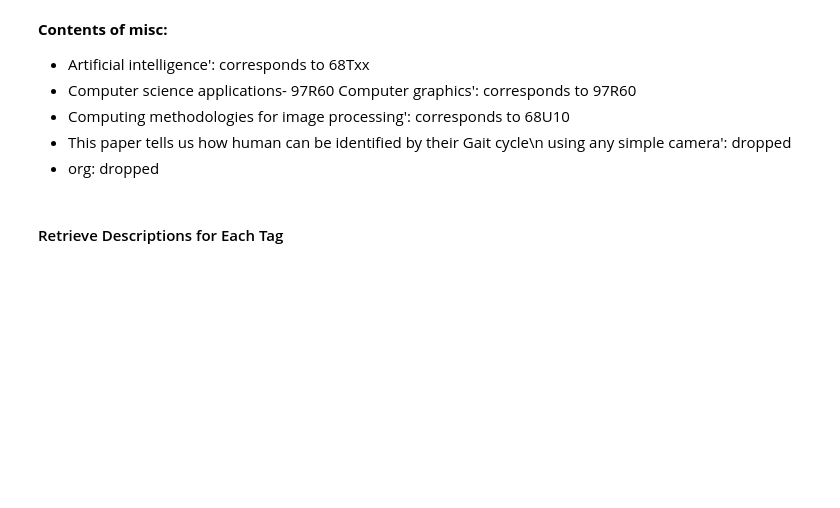
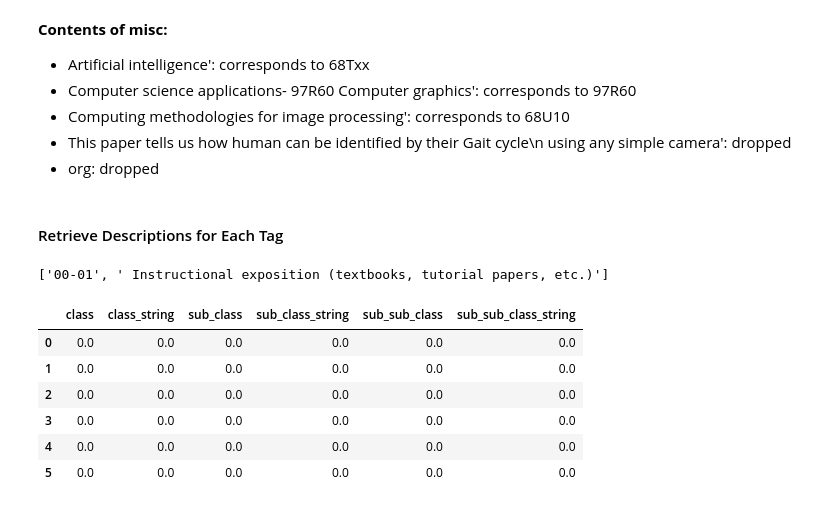
Before and after one commit to a-tabaza/paper-recommender, a Jupyter notebook: data_cleaning.ipynb, the cells around one changed output. Cells and saved outputs as stored; diff of their text form; code cells hidden in the pictures; blank space fills up the shorter version.

```diff
--- a/data_cleaning.ipynb
+++ b/data_cleaning.ipynb
@@ -149,0 +146,17 @@ msc_df['sub_classes'].values[0]
+# %%
+msc_df['sub_classes'].values[0][0].split(':')
+# %% [output]
+['00-01', ' Instructional exposition (textbooks, tutorial papers, etc.)']
+# %%
+dummy = [np.zeros(6) for i in range(6)]
+columns = ['class', 'class_string', 'sub_class', 'sub_class_string', 'sub_sub_class', 'sub_sub_class_string']
+msc_index = pd.DataFrame(dummy, columns=columns)
+msc_index.head(6)
+# %% [output]
+|  | class | class_string | sub_class | sub_class_string | sub_sub_class | sub_sub_class_string |
+| 0 | 0.0 | 0.0 | 0.0 | 0.0 | 0.0 | 0.0 |
+| 1 | 0.0 | 0.0 | 0.0 | 0.0 | 0.0 | 0.0 |
+| 2 | 0.0 | 0.0 | 0.0 | 0.0 | 0.0 | 0.0 |
+| 3 | 0.0 | 0.0 | 0.0 | 0.0 | 0.0 | 0.0 |
+| 4 | 0.0 | 0.0 | 0.0 | 0.0 | 0.0 | 0.0 |
+| 5 | 0.0 | 0.0 | 0.0 | 0.0 | 0.0 | 0.0 |
```
Also changed, not shown: parts of 4 cells of this notebook.
